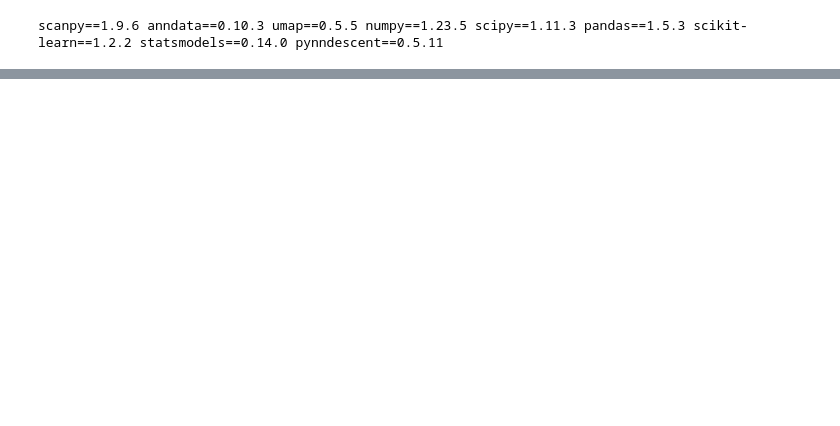
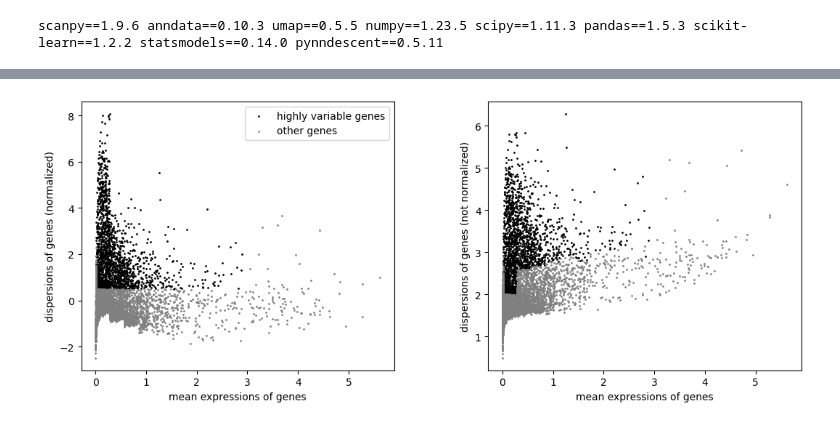
Before and after one commit to ferygood/scpy, a Jupyter notebook: scanpy_demo.ipynb, the cells around one changed output, grey strips where cells are left out. Saved outputs shown, nothing was run; the diff lists cells and outputs as text; code cells hidden in the pictures; blank space fills up the shorter version.

```diff
--- a/scanpy_demo.ipynb
+++ b/scanpy_demo.ipynb
@@ -37,0 +78,3 @@ scanpy==1.9.6 anndata==0.10.3 umap==0.5.5 numpy==1.23.5 scipy==1.11.3 pandas==1.
+# %%
+adata = adata[adata.obs.n_genes_by_counts < 2500, :]
+adata = adata[adata.obs.pct_counts_mt < 5, :]
@@ -37,0 +87,4 @@ scanpy==1.9.6 anndata==0.10.3 umap==0.5.5 numpy==1.23.5 scipy==1.11.3 pandas==1.
+# %%
+sc.pl.highly_variable_genes(adata)
+# %% [output]
+[figure, added]
```
Also changed, not shown: parts of 14 cells of this notebook, 1 other file.
